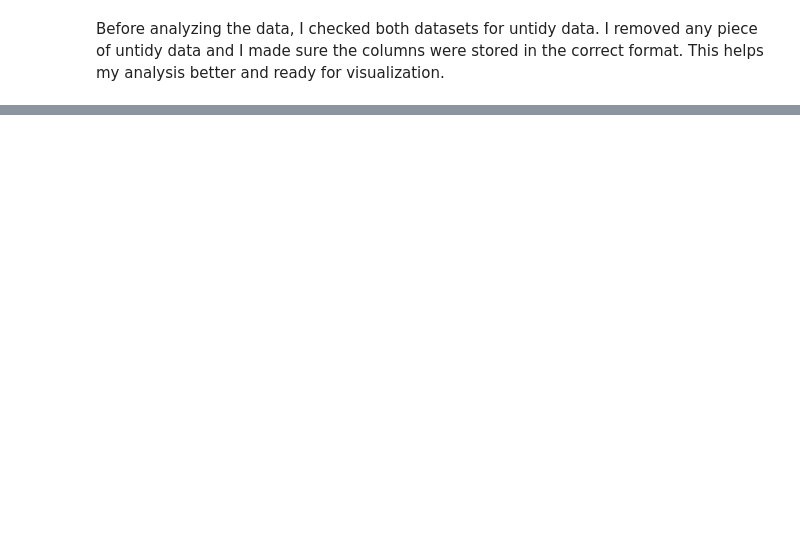
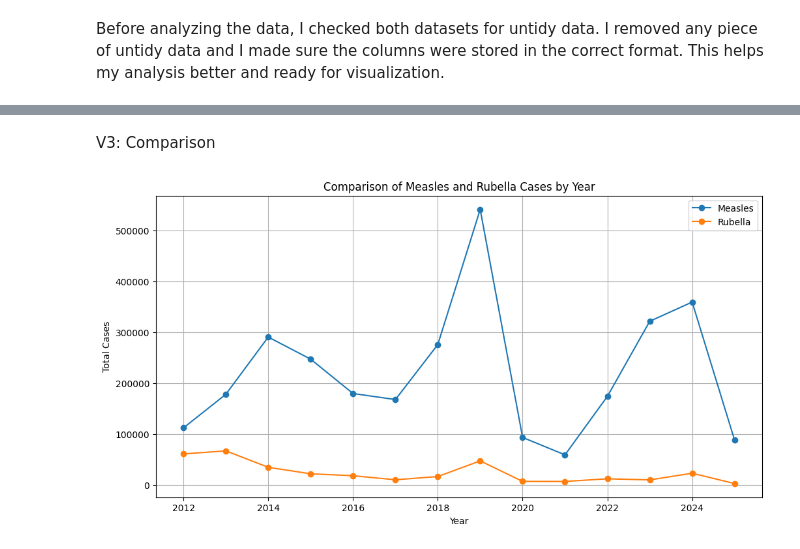
Before and after one commit to menemisan204-arch/DSRP-Measeles, a Jupyter notebook: DSRP_HealthCare_MisanMene.ipynb, the cells around one changed output, grey strips where cells are left out. Saved outputs shown, nothing was run; the diff lists cells and outputs as text; code cells hidden in the pictures; blank space fills up the shorter version.

```diff
--- a/DSRP_HealthCare_MisanMene.ipynb
+++ b/DSRP_HealthCare_MisanMene.ipynb
@@ -273,0 +315,19 @@ Before analyzing the data, I checked both datasets for untidy data. I removed an
+# %% [markdown]
+V3: Comparison
+# %%
+measles_by_year = cases_year.groupby("year")["measles_total"].sum()
+rubella_by_year = cases_year.groupby("year")["rubella_total"].sum()
+
+plt.figure(figsize=(12, 6))
+
+plt.plot(measles_by_year.index, measles_by_year.values, marker="o", label="Measles")
+plt.plot(rubella_by_year.index, rubella_by_year.values, marker="o", label="Rubella")
+
+plt.title("Comparison of Measles and Rubella Cases by Year")
+plt.xlabel("Year")
+plt.ylabel("Total Cases")
+plt.legend()
+plt.grid(True)
+plt.show()
+# %% [output]
+[figure, added]
```
Also changed, not shown: parts of 6 cells of this notebook.
